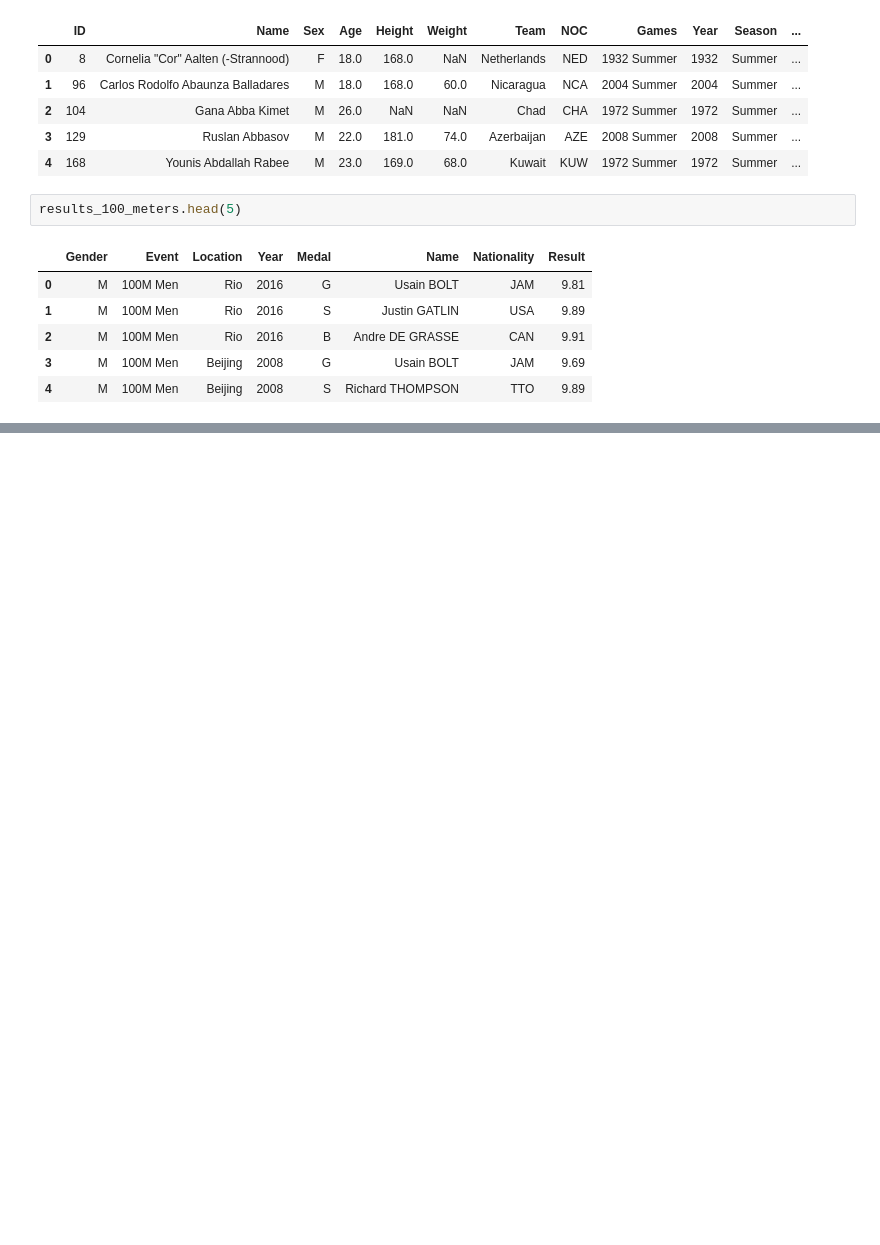
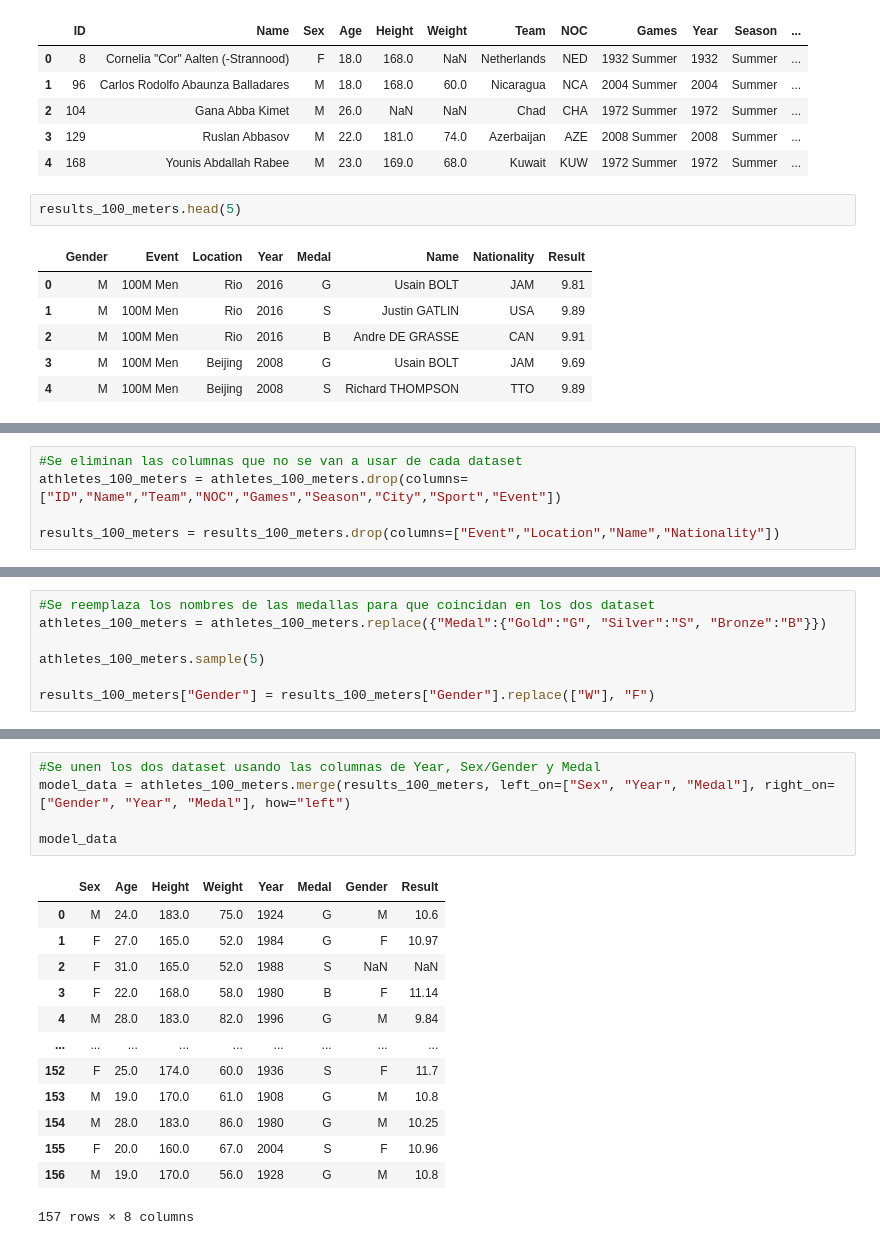
Before and after one commit to jmejiasb/viu_act2, a Jupyter notebook: 04EPPY_Act02(1).ipynb, the cells around one changed output, grey strips where cells are left out. Drawn from its saved outputs; the diff is of its cells as text; blank space fills up the shorter version.

Commit message:
Clean and merge dataset

```diff
--- a/04EPPY_Act02(1).ipynb
+++ b/04EPPY_Act02(1).ipynb
@@ -460,0 +409,5 @@ athletes_100_meters
+# %%
+#Se eliminan las columnas que no se van a usar de cada dataset
+athletes_100_meters = athletes_100_meters.drop(columns=["ID","Name","Team","NOC","Games","Season","City","Sport","Event"])
+
+results_100_meters = results_100_meters.drop(columns=["Event","Location","Name","Nationality"])
@@ -460,0 +446,7 @@ athletes_100_meters
+# %%
+#Se reemplaza los nombres de las medallas para que coincidan en los dos dataset
+athletes_100_meters = athletes_100_meters.replace({"Medal":{"Gold":"G", "Silver":"S", "Bronze":"B"}})
+
+athletes_100_meters.sample(5)
+
+results_100_meters["Gender"] = results_100_meters["Gender"].replace(["W"], "F")
@@ -460,0 +460,19 @@ athletes_100_meters
+# %%
+#Se unen los dos dataset usando las columnas de Year, Sex/Gender y Medal
+model_data = athletes_100_meters.merge(results_100_meters, left_on=["Sex", "Year", "Medal"], right_on=["Gender", "Year", "Medal"], how="left")
+
+model_data
+# %% [output]
+|  | Sex | Age | Height | Weight | Year | Medal | Gender | Result |
+| 0 | M | 24.0 | 183.0 | 75.0 | 1924 | G | M | 10.6 |
+| 1 | F | 27.0 | 165.0 | 52.0 | 1984 | G | F | 10.97 |
+| 2 | F | 31.0 | 165.0 | 52.0 | 1988 | S | NaN | NaN |
+| 3 | F | 22.0 | 168.0 | 58.0 | 1980 | B | F | 11.14 |
+| 4 | M | 28.0 | 183.0 | 82.0 | 1996 | G | M | 9.84 |
+| ... | ... | ... | ... | ... | ... | ... | ... | ... |
+| 152 | F | 25.0 | 174.0 | 60.0 | 1936 | S | F | 11.7 |
+| 153 | M | 19.0 | 170.0 | 61.0 | 1908 | G | M | 10.8 |
+| 154 | M | 28.0 | 183.0 | 86.0 | 1980 | G | M | 10.25 |
+| 155 | F | 20.0 | 160.0 | 67.0 | 2004 | S | F | 10.96 |
+| 156 | M | 19.0 | 170.0 | 56.0 | 1928 | G | M | 10.8 |
+157 rows × 8 columns
```
Also changed, not shown: parts of 26 cells of this notebook, 3 other files.
